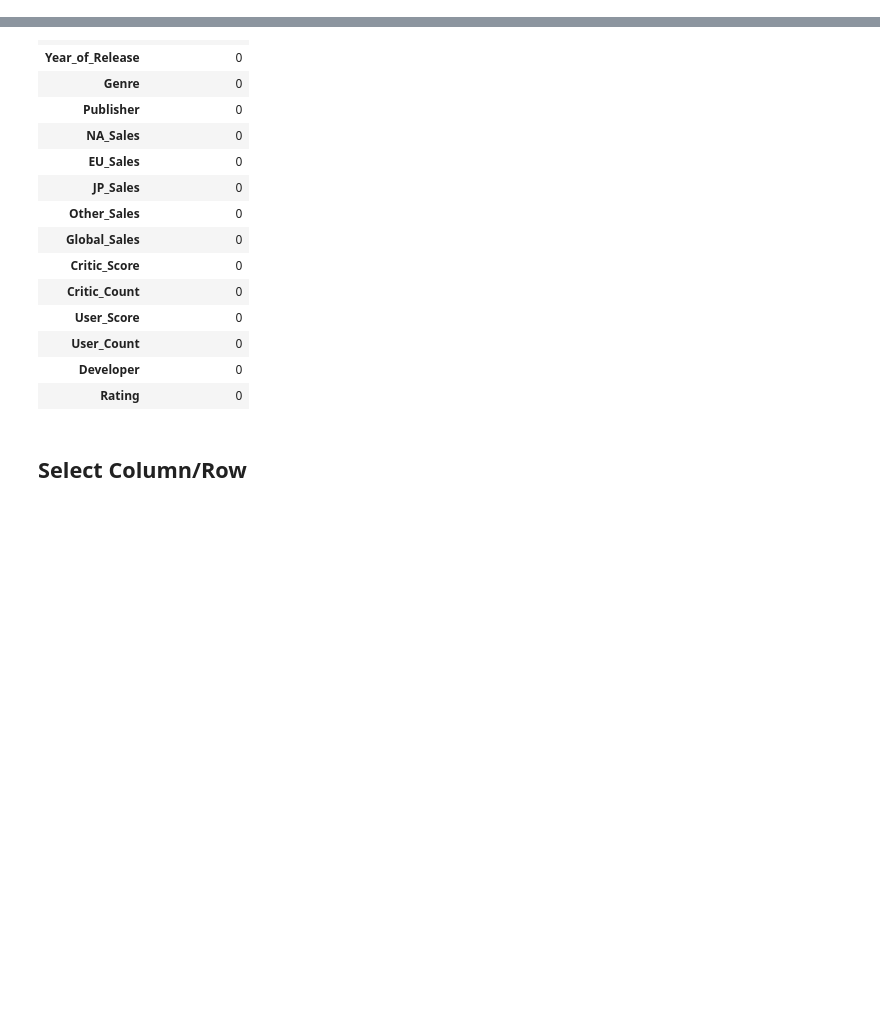
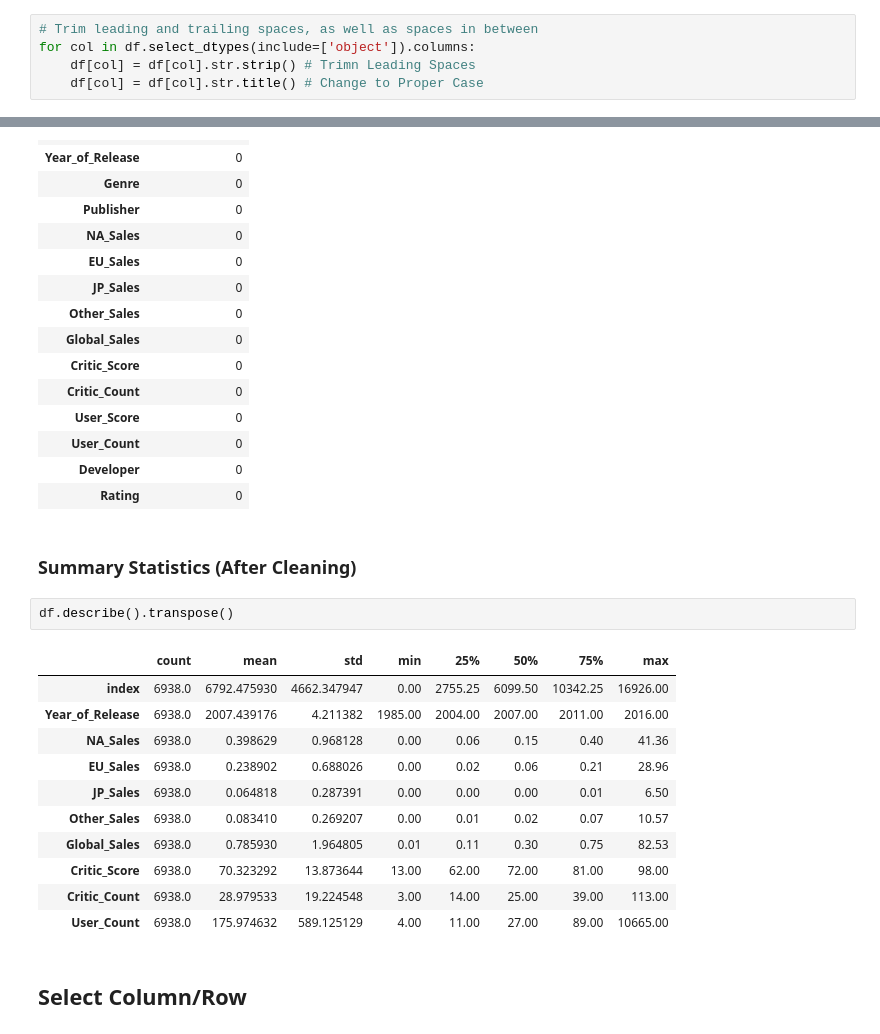
Before and after one commit to renan-peres/mfin-python-data-analysts, a Jupyter notebook: Final - Renan Peres.ipynb, the cells around one changed output, grey strips where cells are left out. Cells and saved outputs as stored; diff of their text form; blank space fills up the shorter version.

```diff
--- a/Final - Renan Peres.ipynb
+++ b/Final - Renan Peres.ipynb
@@ -152 +154,6 @@ df.isnull().sum().rename('Missing Values').to_frame()
+# %%
+# Trim leading and trailing spaces, as well as spaces in between
+for col in df.select_dtypes(include=['object']).columns:
+    df[col] = df[col].str.strip() # Trimn Leading Spaces
+    df[col] = df[col].str.title() # Change to Proper Case
 # %% [markdown]
@@ -224,6 +231,22 @@ df.isnull().sum().rename('Missing Values').to_frame()
 | User_Count | 0 |
 | Developer | 0 |
 | Rating | 0 |
+# %% [markdown]
+### Summary Statistics (After Cleaning)
+# %%
+df.describe().transpose()
+# %% [output]
+|  | count | mean | std | min | 25% | 50% | 75% | max |
+| index | 6938.0 | 6792.475930 | 4662.347947 | 0.00 | 2755.25 | 6099.50 | 10342.25 | 16926.00 |
+| Year_of_Release | 6938.0 | 2007.439176 | 4.211382 | 1985.00 | 2004.00 | 2007.00 | 2011.00 | 2016.00 |
+| NA_Sales | 6938.0 | 0.398629 | 0.968128 | 0.00 | 0.06 | 0.15 | 0.40 | 41.36 |
+| EU_Sales | 6938.0 | 0.238902 | 0.688026 | 0.00 | 0.02 | 0.06 | 0.21 | 28.96 |
+| JP_Sales | 6938.0 | 0.064818 | 0.287391 | 0.00 | 0.00 | 0.00 | 0.01 | 6.50 |
+| Other_Sales | 6938.0 | 0.083410 | 0.269207 | 0.00 | 0.01 | 0.02 | 0.07 | 10.57 |
+| Global_Sales | 6938.0 | 0.785930 | 1.964805 | 0.01 | 0.11 | 0.30 | 0.75 | 82.53 |
+| Critic_Score | 6938.0 | 70.323292 | 13.873644 | 13.00 | 62.00 | 72.00 | 81.00 | 98.00 |
+| Critic_Count | 6938.0 | 28.979533 | 19.224548 | 3.00 | 14.00 | 25.00 | 39.00 | 113.00 |
+| User_Count | 6938.0 | 175.974632 | 589.125129 | 4.00 | 11.00 | 27.00 | 89.00 | 10665.00 |
 # %% [markdown]
 ## **Select Column/Row**
 # %%
```
Also changed, not shown: parts of 3 cells of this notebook.
